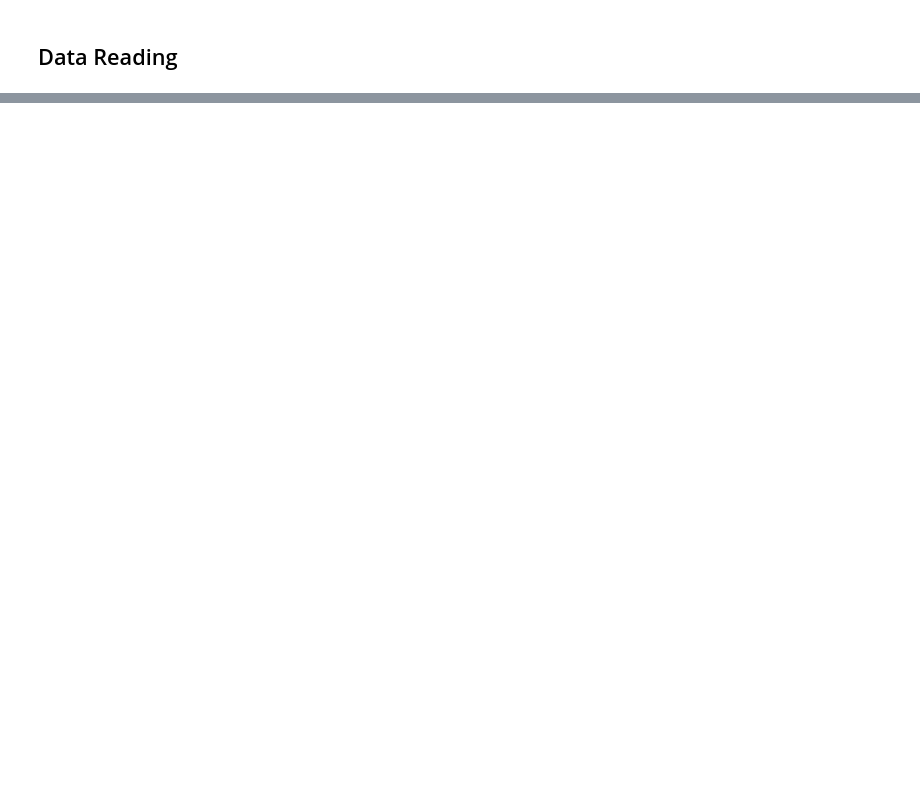
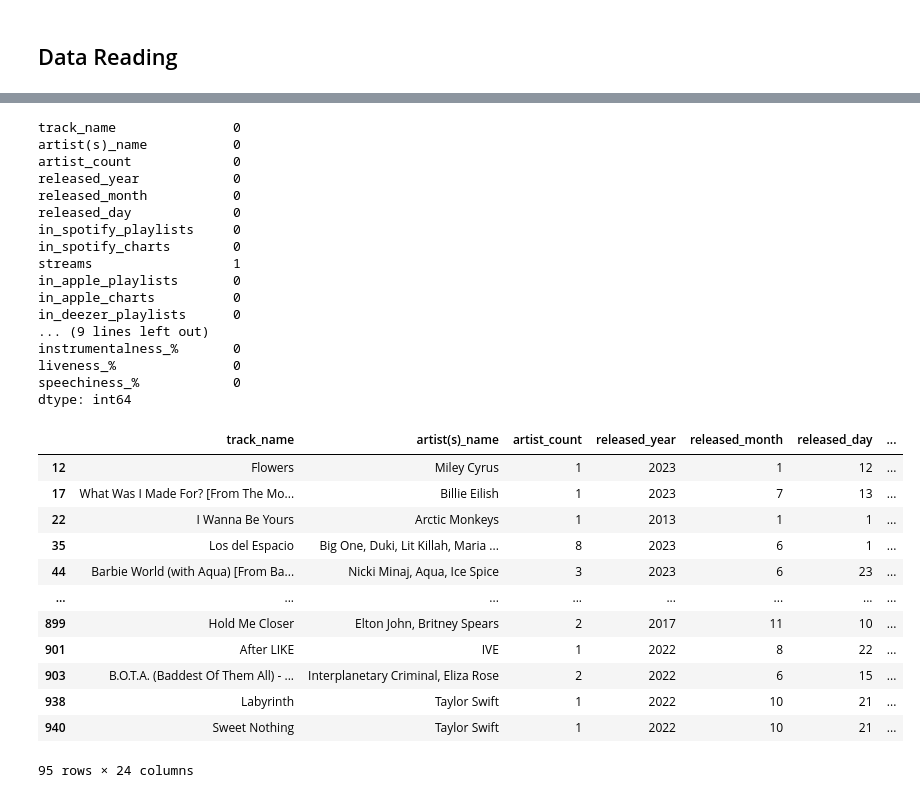
Before and after one commit to skchanah/spotify_top_songs, a Jupyter notebook: spotify_top_songs.ipynb, the cells around one changed output, grey strips where cells are left out. Cells and saved outputs as stored; diff of their text form; code cells hidden in the pictures; blank space fills up the shorter version.

```diff
--- a/spotify_top_songs.ipynb
+++ b/spotify_top_songs.ipynb
@@ -27,0 +116,38 @@ df.head()
+# %%
+### Check NA
+print(df.isna().sum()) # or df_normalised.isna().any()
+# All NAs are in Keys and in_shazam_charts
+
+# glimpse int rows that has isna in key
+df[df.key.isna()]
+# %% [output]
+track_name               0
+artist(s)_name           0
+artist_count             0
+released_year            0
+released_month           0
+released_day             0
+in_spotify_playlists     0
+in_spotify_charts        0
+streams                  1
+in_apple_playlists       0
+in_apple_charts          0
+in_deezer_playlists      0
+... (9 lines left out)
+instrumentalness_%       0
+liveness_%               0
+speechiness_%            0
+dtype: int64
+|  | track_name | artist(s)_name | artist_count | released_year | released_month | released_day | ... |
+| 12 | Flowers | Miley Cyrus | 1 | 2023 | 1 | 12 | ... |
+| 17 | What Was I Made For? [From The Mo... | Billie Eilish | 1 | 2023 | 7 | 13 | ... |
+| 22 | I Wanna Be Yours | Arctic Monkeys | 1 | 2013 | 1 | 1 | ... |
+| 35 | Los del Espacio | Big One, Duki, Lit Killah, Maria ... | 8 | 2023 | 6 | 1 | ... |
+| 44 | Barbie World (with Aqua) [From Ba... | Nicki Minaj, Aqua, Ice Spice | 3 | 2023 | 6 | 23 | ... |
+| ... | ... | ... | ... | ... | ... | ... | ... |
+| 899 | Hold Me Closer | Elton John, Britney Spears | 2 | 2017 | 11 | 10 | ... |
+| 901 | After LIKE | IVE | 1 | 2022 | 8 | 22 | ... |
+| 903 | B.O.T.A. (Baddest Of Them All) - ... | Interplanetary Criminal, Eliza Rose | 2 | 2022 | 6 | 15 | ... |
+| 938 | Labyrinth | Taylor Swift | 1 | 2022 | 10 | 21 | ... |
+| 940 | Sweet Nothing | Taylor Swift | 1 | 2022 | 10 | 21 | ... |
+95 rows × 24 columns
```
Also changed, not shown: parts of 30 cells of this notebook.
